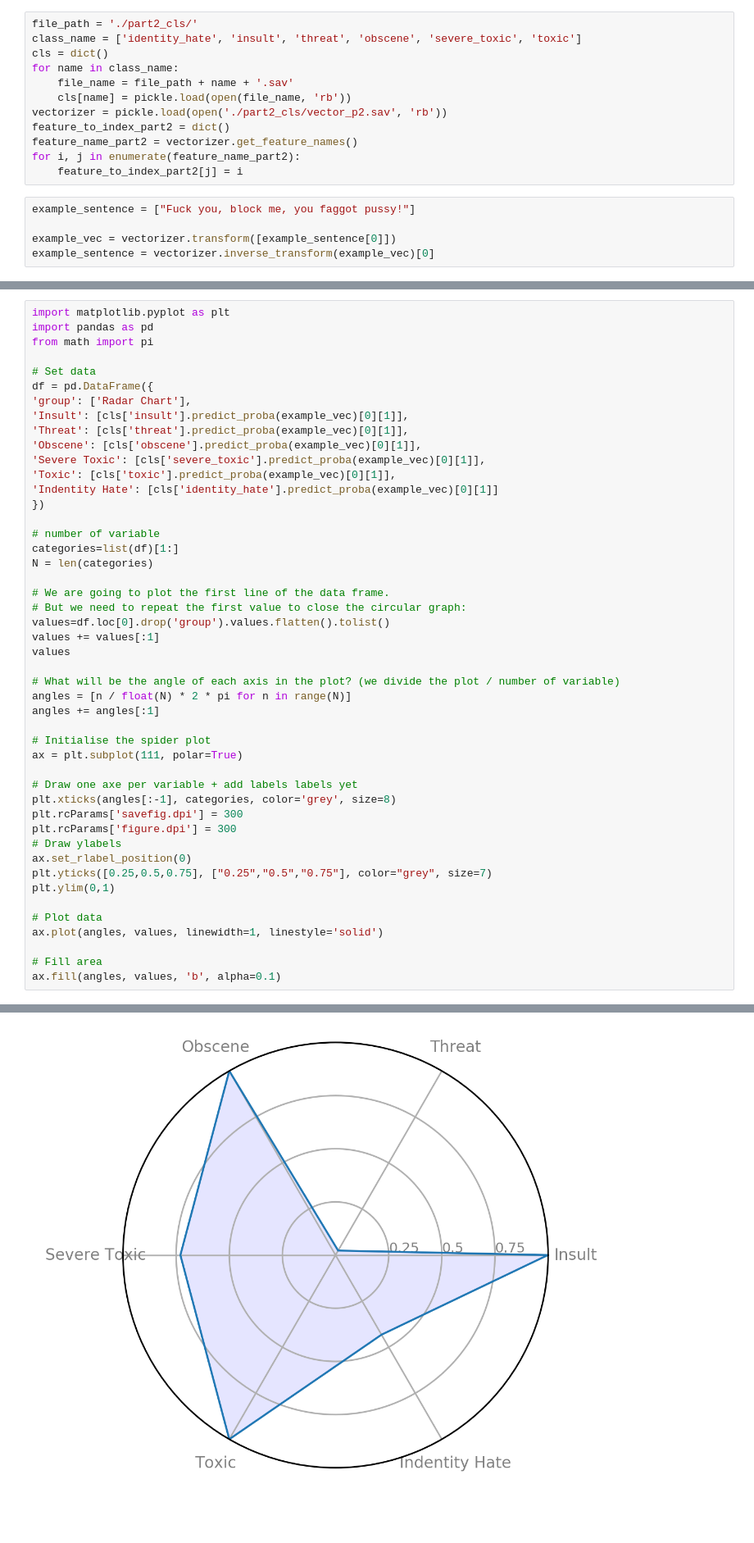
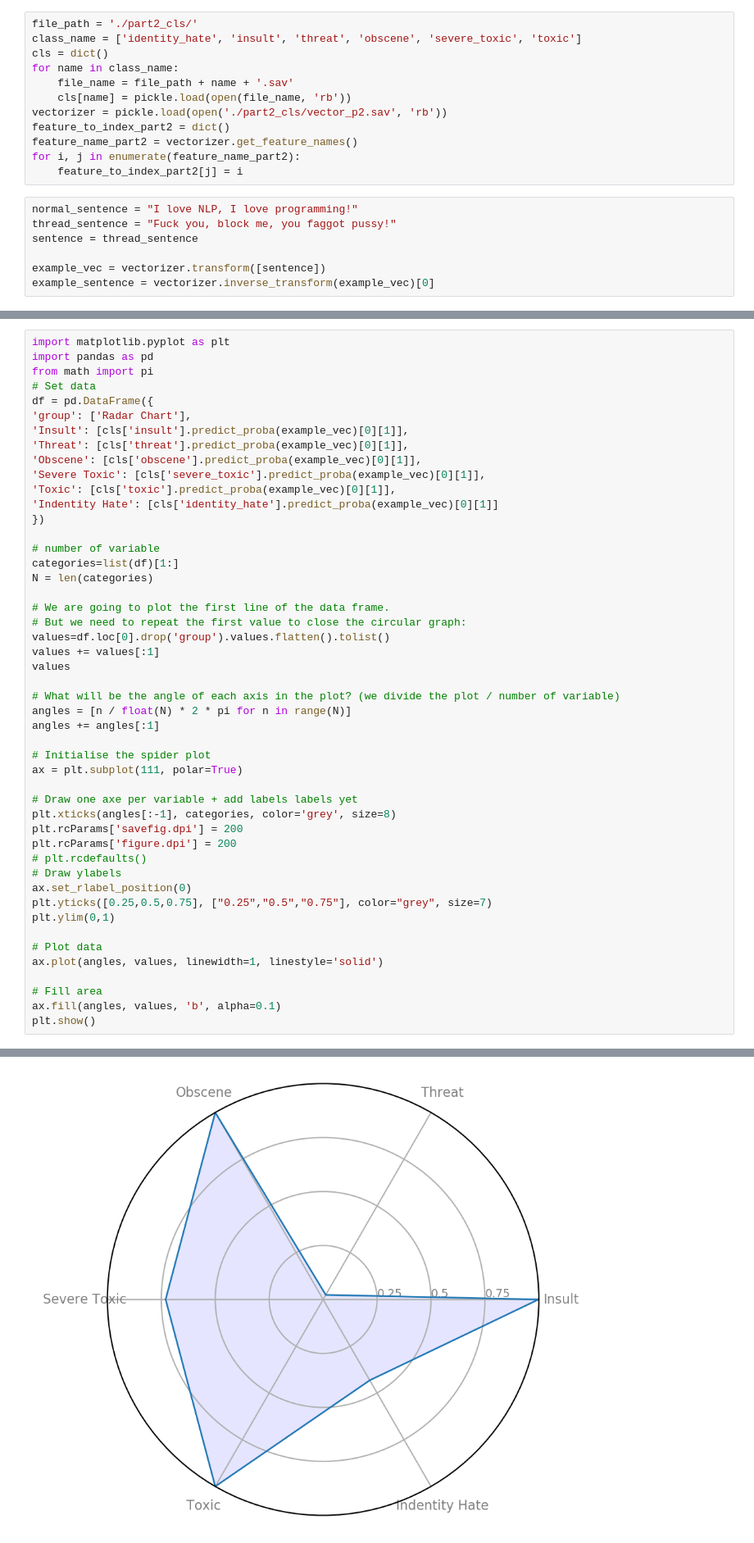
Before and after one commit to RaymondZxL/CSE256_demo, a Jupyter notebook: 256_demo_part2.ipynb, the cells around one changed output, grey strips where cells are left out. Shown: that part at 82% size. Drawn from its saved outputs; the diff is of its cells as text; blank space fills up the shorter version.

```diff
--- a/256_demo_part2.ipynb
+++ b/256_demo_part2.ipynb
@@ -20,7 +20,9 @@ feature_name_part2 = vectorizer.get_feature_names()
 for i, j in enumerate(feature_name_part2):
     feature_to_index_part2[j] = i
 # %%
-example_sentence = ["Fuck you, block me, you faggot pussy!"]
+normal_sentence = "I love NLP, I love programming!"
+thread_sentence = "Fuck you, block me, you faggot pussy!"
+sentence = thread_sentence
 
-example_vec = vectorizer.transform([example_sentence[0]])
+example_vec = vectorizer.transform([sentence])
 example_sentence = vectorizer.inverse_transform(example_vec)[0]
@@ -28,7 +48,6 @@ example_sentence = vectorizer.inverse_transform(example_vec)[0]
 import matplotlib.pyplot as plt
 import pandas as pd
 from math import pi
-
 # Set data
 df = pd.DataFrame({
 'group': ['Radar Chart'],
@@ -59,8 +78,9 @@ ax = plt.subplot(111, polar=True)
 
 # Draw one axe per variable + add labels labels yet
 plt.xticks(angles[:-1], categories, color='grey', size=8)
-plt.rcParams['savefig.dpi'] = 300
-plt.rcParams['figure.dpi'] = 300
+plt.rcParams['savefig.dpi'] = 200
+plt.rcParams['figure.dpi'] = 200
+# plt.rcdefaults()
 # Draw ylabels
 ax.set_rlabel_position(0)
 plt.yticks([0.25,0.5,0.75], ["0.25","0.5","0.75"], color="grey", size=7)
@@ -71,4 +91,5 @@ ax.plot(angles, values, linewidth=1, linestyle='solid')
 
 # Fill area
 ax.fill(angles, values, 'b', alpha=0.1)
+plt.show()
 # %% [output]
@@ -76,4 +96,4 @@ ax.fill(angles, values, 'b', alpha=0.1)
-[figure, old version]
+[figure, new version]
 # %%
 weights = dict()
 
```
Also changed, not shown: parts of 3 cells of this notebook, 1 other file.
